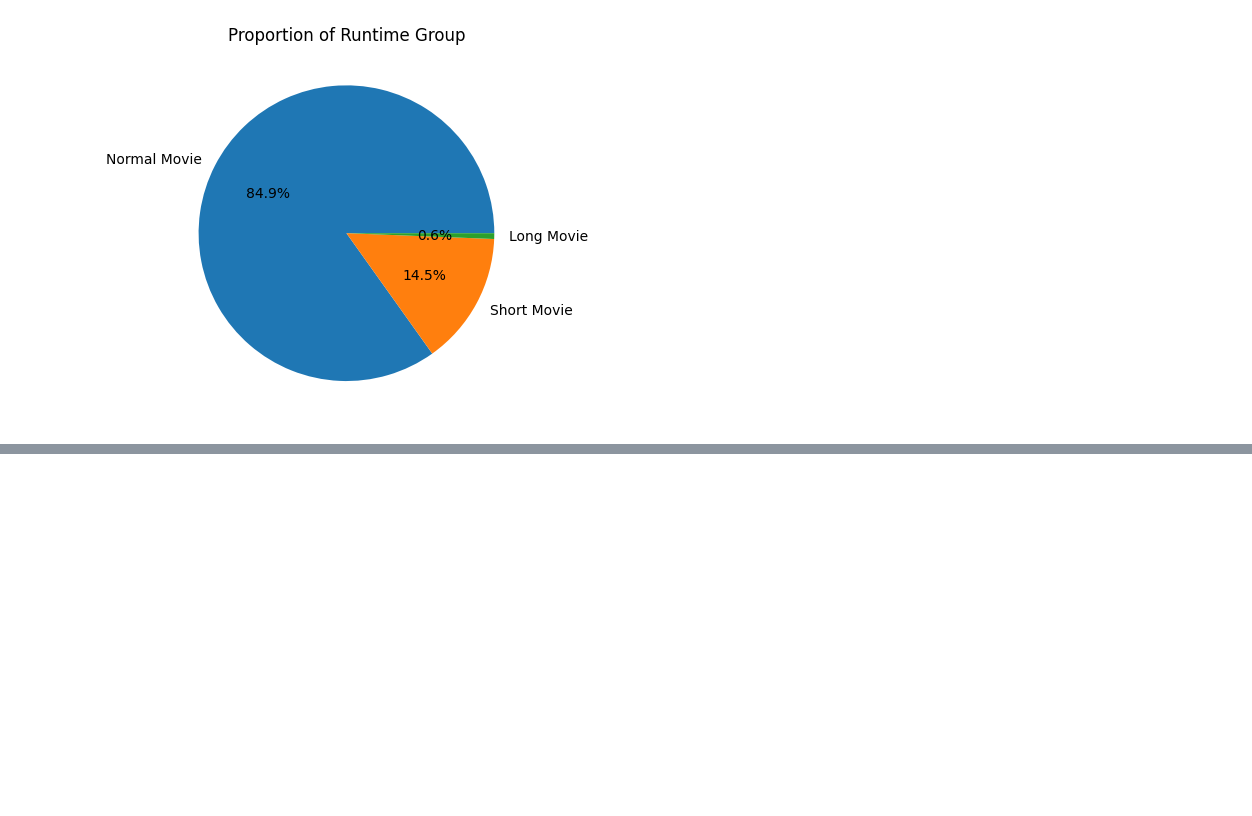
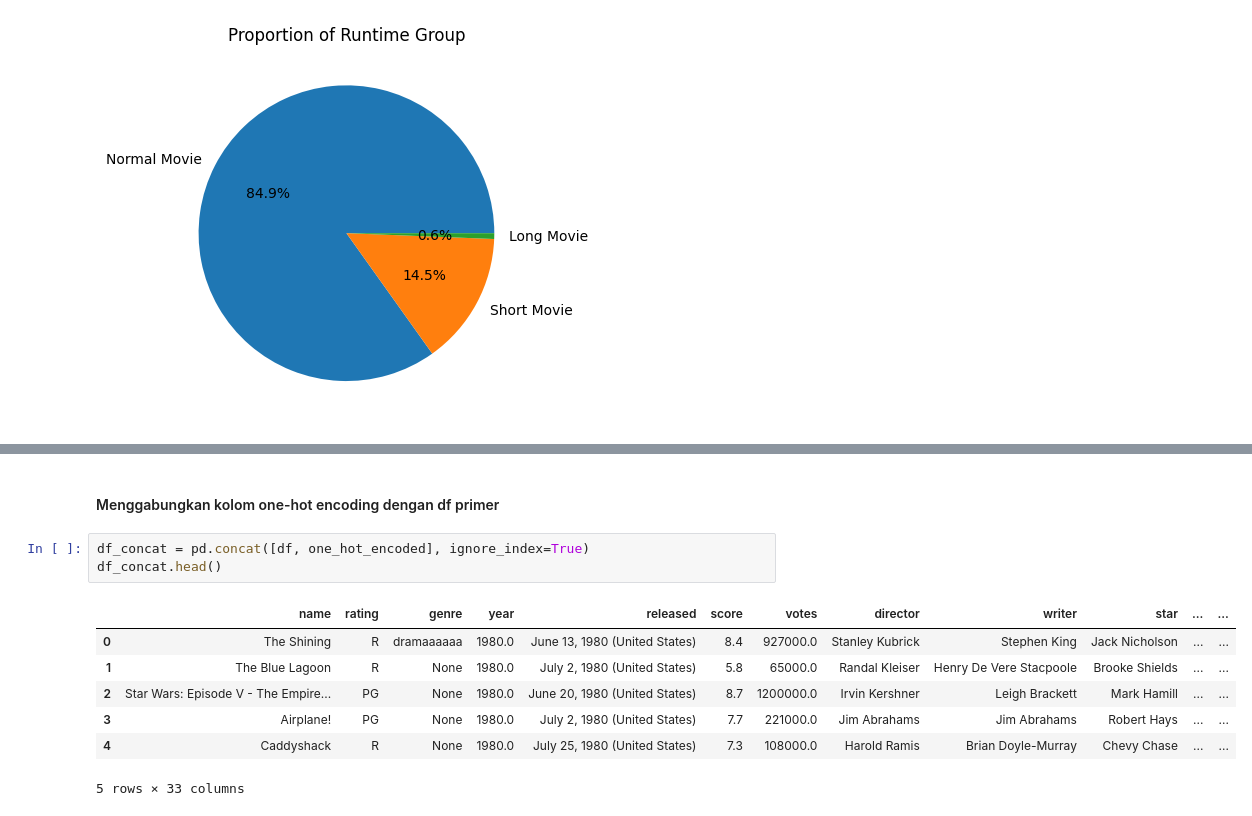
Before and after one commit to whisnumurtyga/coder-data-engineering, a Jupyter notebook: Pertemuan - Data Transformasi/main.ipynb, the cells around one changed output, grey strips where cells are left out. Drawn from its saved outputs; the diff is of its cells as text; blank space fills up the shorter version.

Commit message:
concat df

```diff
--- a/Pertemuan - Data Transformasi/main.ipynb
+++ b/Pertemuan - Data Transformasi/main.ipynb
@@ -537,0 +591,13 @@ plt.show()
+# %% [markdown]
+#### Menggabungkan kolom one-hot encoding dengan df primer
+# %%
+df_concat = pd.concat([df, one_hot_encoded], ignore_index=True)
+df_concat.head()
+# %% [output]
+|  | name | rating | genre | year | released | score | votes | director | writer | star | ... | ... |
+| 0 | The Shining | R | dramaaaaaa | 1980.0 | June 13, 1980 (United States) | 8.4 | 927000.0 | Stanley Kubrick | Stephen King | Jack Nicholson | ... | ... |
+| 1 | The Blue Lagoon | R | None | 1980.0 | July 2, 1980 (United States) | 5.8 | 65000.0 | Randal Kleiser | Henry De Vere Stacpoole | Brooke Shields | ... | ... |
+| 2 | Star Wars: Episode V - The Empire... | PG | None | 1980.0 | June 20, 1980 (United States) | 8.7 | 1200000.0 | Irvin Kershner | Leigh Brackett | Mark Hamill | ... | ... |
+| 3 | Airplane! | PG | None | 1980.0 | July 2, 1980 (United States) | 7.7 | 221000.0 | Jim Abrahams | Jim Abrahams | Robert Hays | ... | ... |
+| 4 | Caddyshack | R | None | 1980.0 | July 25, 1980 (United States) | 7.3 | 108000.0 | Harold Ramis | Brian Doyle-Murray | Chevy Chase | ... | ... |
+5 rows × 33 columns
```
Also changed, not shown: parts of 8 cells of this notebook.
